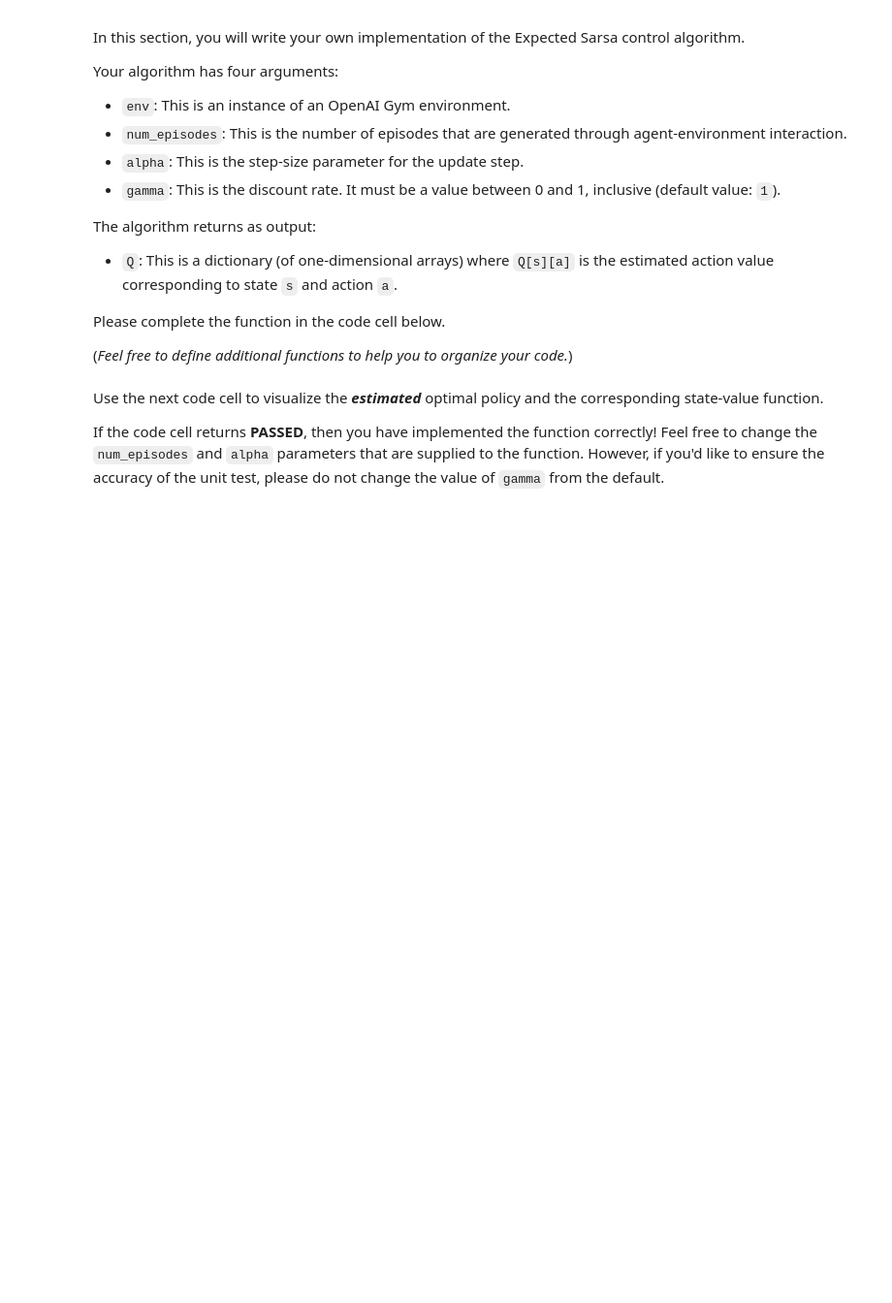
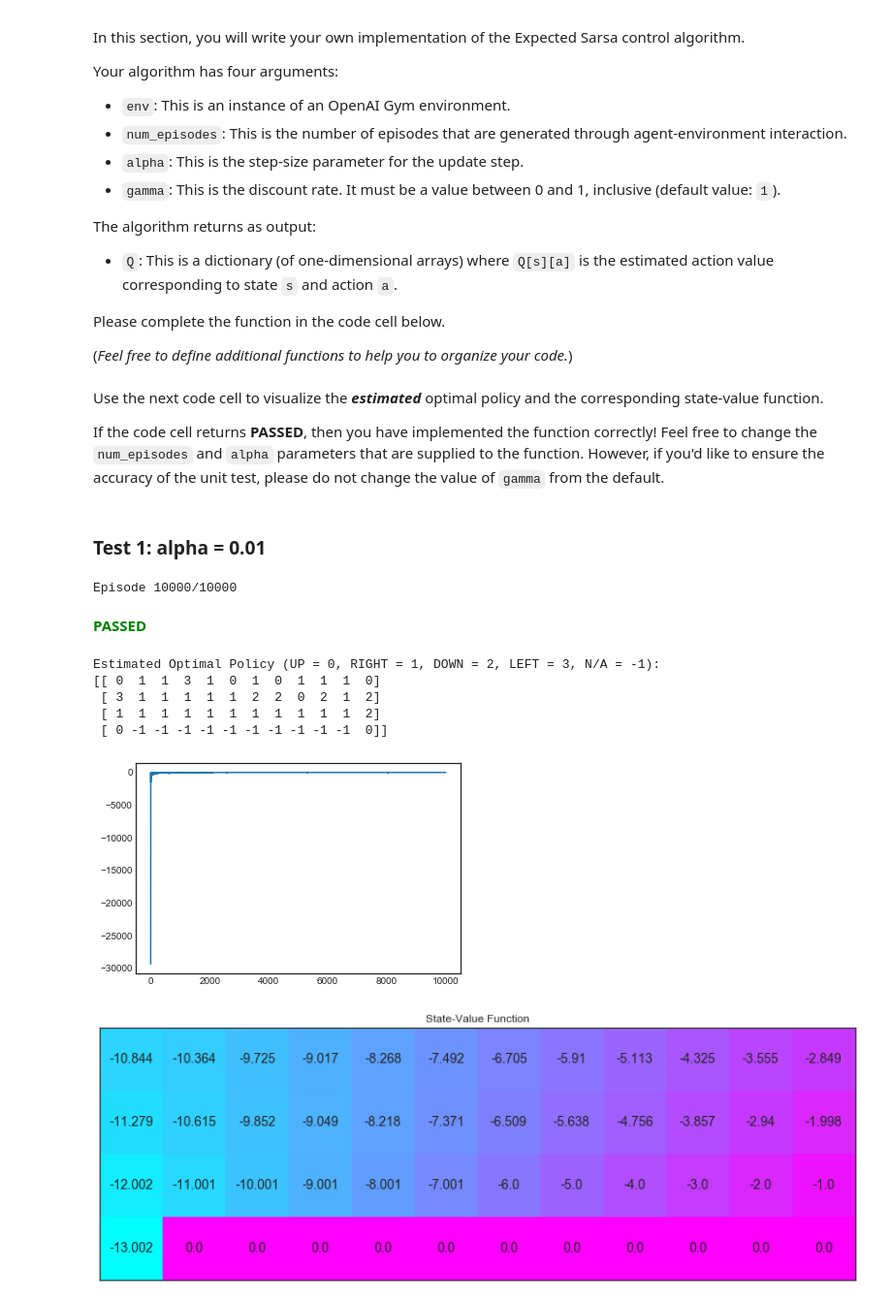
Before and after one commit to wexpect/udacity_deep_learning_foundation_nanodegress_program, a Jupyter notebook: part_6_deep_reinforcement_learning/lesson_6_temporal_difference_methods/Temporal_Difference.ipynb, the cells around one changed output. Shown at 97% size. Drawn from its saved outputs; the diff is of its cells as text; code cells hidden in the pictures; blank space fills up the shorter version.

```diff
--- a/part_6_deep_reinforcement_learning/lesson_6_temporal_difference_methods/Temporal_Difference.ipynb
+++ b/part_6_deep_reinforcement_learning/lesson_6_temporal_difference_methods/Temporal_Difference.ipynb
@@ -434,6 +464,10 @@ Please complete the function in the code cell below.
 def expected_sarsa(env, num_episodes, alpha, gamma=1.0):
     # initialize empty dictionary of arrays
     Q = defaultdict(lambda: np.zeros(env.nA))
+
+    # initialize performance monitor
+    reward_list = []
+
     # loop over episodes
     for i_episode in range(1, num_episodes+1):
         # monitor progress
@@ -442,21 +476,64 @@ def expected_sarsa(env, num_episodes, alpha, gamma=1.0):
             sys.stdout.flush()
 
         ## TODO: complete the function
+        expected_cumulative_reward = 0
 
-    return Q
+        epsilon = 1.0 / i_episode
+
+        # NOTE: env.reset() always return state 36, the starting point
+        state = env.reset()
+
+        t = 0
+        while True:
+            action_probs = epsilon_greedy_state_action_probs(env, Q[state], epsilon)
+            action = np.random.choice(np.arange(len(action_probs)), p=action_probs)
+
+            next_state, reward, done, info = env.step(action)
+            # print('episode', i_episode, 't', t, 'state', state, 'action', action)
+
+            next_state_action_values = Q[next_state]
+            next_state_action_probs = epsilon_greedy_state_action_probs(env, next_state_action_values, epsilon)
+            Q[state][action] = Q[state][action] + alpha * (
+                reward + gamma * np.dot(next_state_action_probs, next_state_action_values) - Q[state][action]
+            )
+
+            state = next_state
+            expected_cumulative_reward += reward
+            t += 1
+            if done:
+                reward_list.append(expected_cumulative_reward)
+                break
+
+#     print('reward_list', reward_list)
+    plt.plot(range(1, num_episodes + 1), reward_list)
+
+    return Q, reward_list
 # %% [markdown]
 Use the next code cell to visualize the **_estimated_** optimal policy and the corresponding state-value function.
 
 If the code cell returns **PASSED**, then you have implemented the function correctly!  Feel free to change the `num_episodes` and `alpha` parameters that are supplied to the function.  However, if you'd like to ensure the accuracy of the unit test, please do not change the value of `gamma` from the default.
+# %% [markdown]
+### Test 1: alpha = 0.01
 # %%
 # obtain the estimated optimal policy and corresponding action-value function
-Q_expsarsa = expected_sarsa(env, 10000, 1)
+# Q_expsarsa, reward_list_expsarsa = expected_sarsa(env, 10000, 1)
+Q_expsarsa, reward_list_expsarsa = expected_sarsa(env, 10000, 0.01)
 
 # print the estimated optimal policy
 policy_expsarsa = np.array([np.argmax(Q_expsarsa[key]) if key in Q_expsarsa else -1 for key in np.arange(48)]).reshape(4,12)
 check_test.run_check('td_control_check', policy_expsarsa)
 print("\nEstimated Optimal Policy (UP = 0, RIGHT = 1, DOWN = 2, LEFT = 3, N/A = -1):")
 print(policy_expsarsa)
 
 # plot the estimated optimal state-value function
 plot_values([np.max(Q_expsarsa[key]) if key in Q_expsarsa else 0 for key in np.arange(48)])
+# %% [output]
+Episode 10000/10000
+**<span style="color: green;">PASSED</span>**
+Estimated Optimal Policy (UP = 0, RIGHT = 1, DOWN = 2, LEFT = 3, N/A = -1):
+[[ 0  1  1  3  1  0  1  0  1  1  1  0]
+ [ 3  1  1  1  1  1  2  2  0  2  1  2]
+ [ 1  1  1  1  1  1  1  1  1  1  1  2]
+ [ 0 -1 -1 -1 -1 -1 -1 -1 -1 -1 -1  0]]
+[figure, added]
+[figure, added]
```
Also changed, not shown: parts of 16 cells of this notebook, 1 other file.
